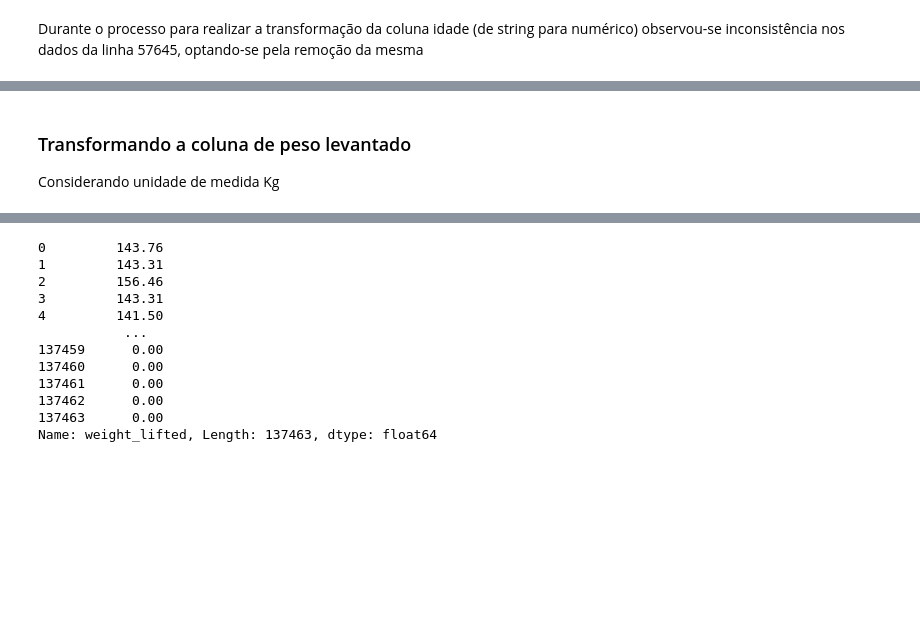
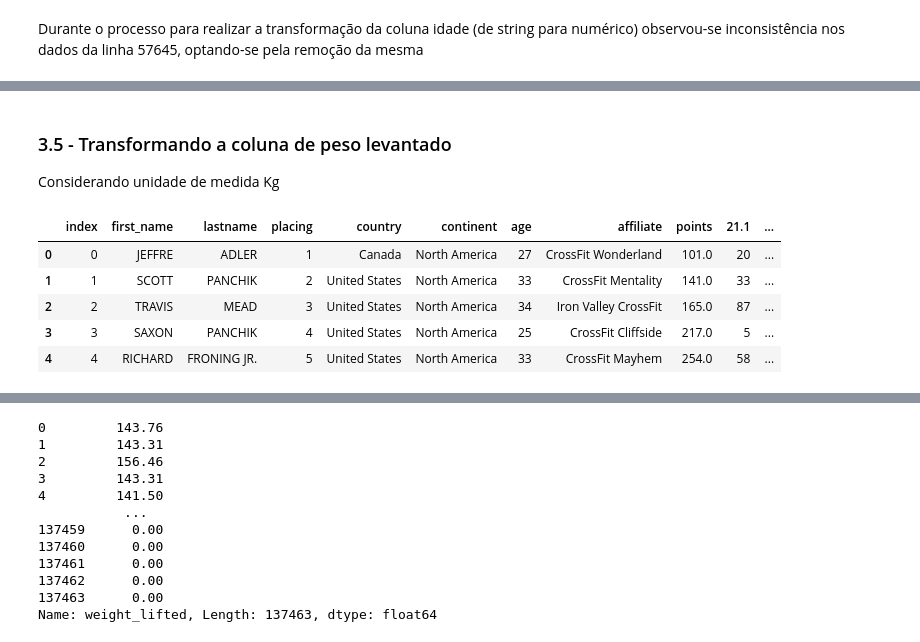
Before and after one commit to DheniMoura/Crossfit_open_2021, a Jupyter notebook: Limpeza_de_dados/male_limpeza_dados.ipynb, the cells around one changed output, grey strips where cells are left out. Cells and saved outputs as stored; diff of their text form; code cells hidden in the pictures; blank space fills up the shorter version.

```diff
--- a/Limpeza_de_dados/male_limpeza_dados.ipynb
+++ b/Limpeza_de_dados/male_limpeza_dados.ipynb
@@ -203,13 +216,34 @@ def remove_reps(t):
+# %%
+def define_posicao(p):
+    p = p.split(" ")
+    x = p[0]
+    if ('th' or 'nd' or 'st' or 'rd' in x):
+        x = x.replace('th', '')
+        x = x.replace('nd', '')
+        x = x.replace('st', '')
+        x = x.replace('rd', '')
+    return x
 # %%
-open_masc['21.1 reps'] = open_masc['21.1 reps'].apply(remove_reps)
-open_masc['21.2 reps'] = open_masc['21.2 reps'].apply(remove_reps)
-open_masc['21.3 time'] = open_masc['21.3 time'].apply(remove_reps)
-open_masc['21.1 reps'] = pd.to_numeric(open_masc['21.1 reps'])
-open_masc['21.2 reps'] = pd.to_numeric(open_masc['21.2 reps'])
-open_masc['21.3 time'] = pd.to_numeric(open_masc['21.3 time'])
+open_masc['21.1'] = open_masc['21.1'].apply(define_posicao)
+open_masc['21.2'] = open_masc['21.2'].apply(define_posicao)
+open_masc['21.3'] = open_masc['21.3'].apply(define_posicao)
+open_masc['21.4'] = open_masc['21.4'].apply(define_posicao)
+open_masc['21.1'] = pd.to_numeric(open_masc['21.1'])
+open_masc['21.2'] = pd.to_numeric(open_masc['21.2'])
+open_masc['21.3'] = pd.to_numeric(open_masc['21.3'])
+open_masc['21.4'] = pd.to_numeric(open_masc['21.4'])
 # %% [markdown]
-### Transformando a coluna de peso levantado
+### 3.5 - Transformando a coluna de peso levantado
 Considerando unidade de medida Kg
+# %%
+open_masc.head()
+# %% [output]
+|  | index | first_name | lastname | placing | country | continent | age | affiliate | points | 21.1 | ... |
+| 0 | 0 | JEFFRE | ADLER | 1 | Canada | North America | 27 | CrossFit Wonderland | 101.0 | 20 | ... |
+| 1 | 1 | SCOTT | PANCHIK | 2 | United States | North America | 33 | CrossFit Mentality | 141.0 | 33 | ... |
+| 2 | 2 | TRAVIS | MEAD | 3 | United States | North America | 34 | Iron Valley CrossFit | 165.0 | 87 | ... |
+| 3 | 3 | SAXON | PANCHIK | 4 | United States | North America | 25 | CrossFit Cliffside | 217.0 | 5 | ... |
+| 4 | 4 | RICHARD | FRONING JR. | 5 | United States | North America | 33 | CrossFit Mayhem | 254.0 | 58 | ... |
 # %%
 # Preenchendo pesos nullos com valor zero, por que considera-se que o atleta não realizou a prova
 open_masc['weight_lifted'] = open_masc['weight_lifted'].fillna('0')
```
Also changed, not shown: parts of 51 cells of this notebook, 18 other files.
